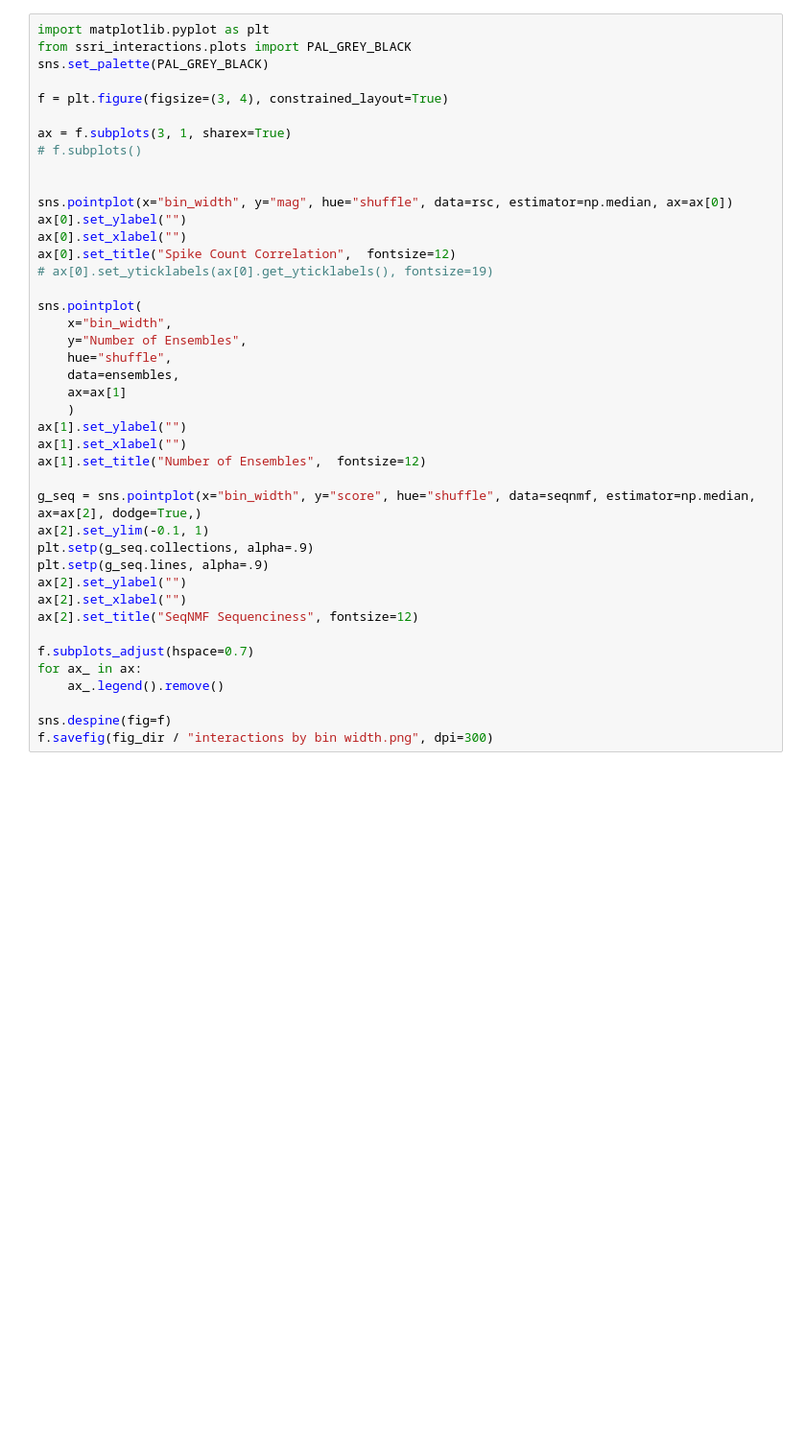
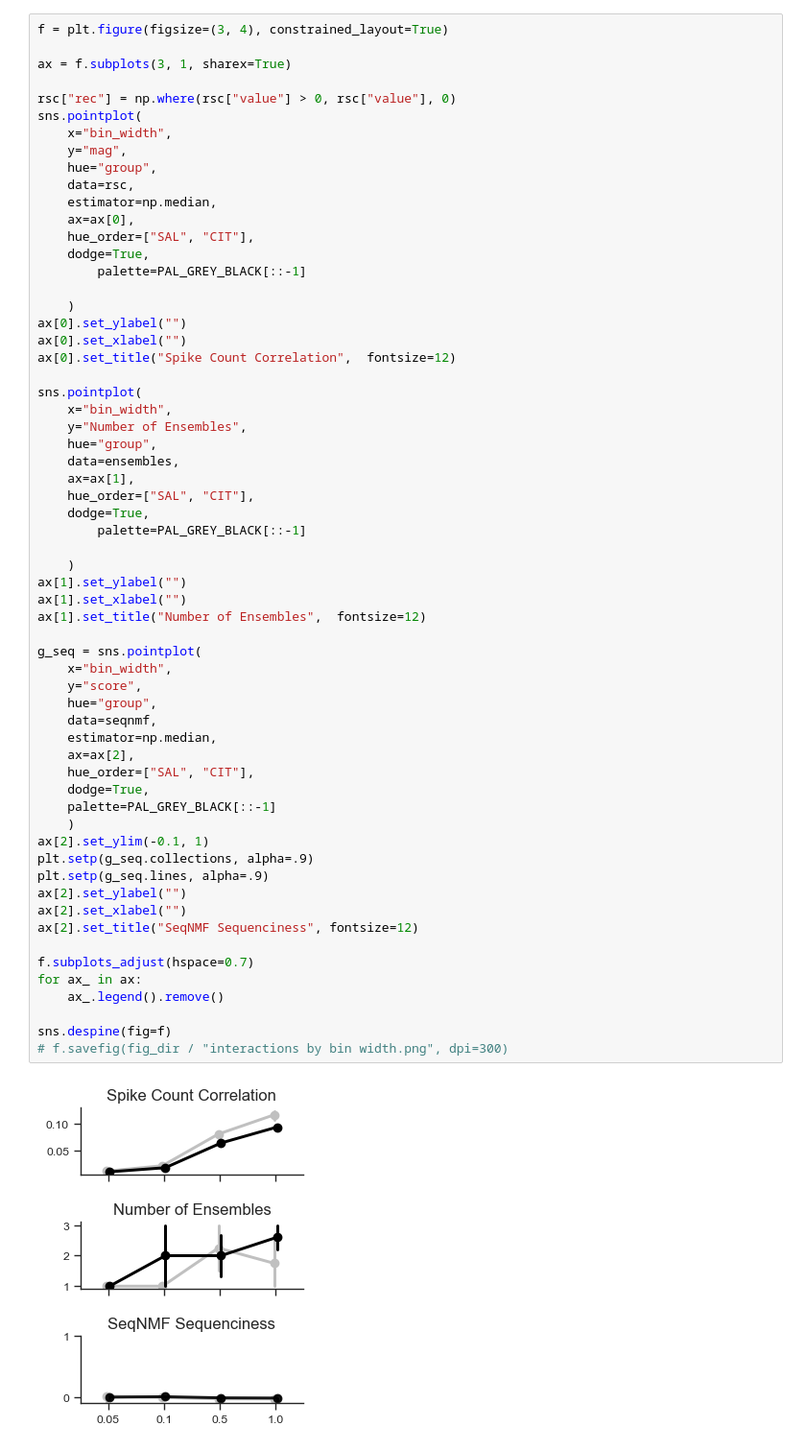
Before and after one commit to Ruairi-osul/SSRI-Interactions, a Jupyter notebook: notebooks/Spontaneous Interactions/Timescale.ipynb, the cells around one changed output. Shown: that part at 96% size. Saved outputs shown, nothing was run; the diff lists cells and outputs as text; blank space fills up the shorter version.

```diff
--- a/notebooks/Spontaneous Interactions/Timescale.ipynb
+++ b/notebooks/Spontaneous Interactions/Timescale.ipynb
@@ -121,42 +76,63 @@ FileNotFoundError: [Errno 2] No such file or directory: '/Users/ruairiosullivan/
 # %%
-import matplotlib.pyplot as plt
-from ssri_interactions.plots import PAL_GREY_BLACK
-sns.set_palette(PAL_GREY_BLACK)
-
 f = plt.figure(figsize=(3, 4), constrained_layout=True)
 
 ax = f.subplots(3, 1, sharex=True)
-# f.subplots()
 
+rsc["rec"] = np.where(rsc["value"] > 0, rsc["value"], 0)
+sns.pointplot(
+    x="bin_width",
+    y="mag",
+    hue="group",
+    data=rsc,
+    estimator=np.median,
+    ax=ax[0],
+    hue_order=["SAL", "CIT"],
+    dodge=True,
+        palette=PAL_GREY_BLACK[::-1]
 
-sns.pointplot(x="bin_width", y="mag", hue="shuffle", data=rsc, estimator=np.median, ax=ax[0])
+    )
 ax[0].set_ylabel("")
 ax[0].set_xlabel("")
 ax[0].set_title("Spike Count Correlation",  fontsize=12)
-# ax[0].set_yticklabels(ax[0].get_yticklabels(), fontsize=19)
 
 sns.pointplot(
     x="bin_width",
     y="Number of Ensembles",
-    hue="shuffle",
+    hue="group",
     data=ensembles,
-    ax=ax[1]
+    ax=ax[1],
+    hue_order=["SAL", "CIT"],
+    dodge=True,
+        palette=PAL_GREY_BLACK[::-1]
+
     )
 ax[1].set_ylabel("")
 ax[1].set_xlabel("")
 ax[1].set_title("Number of Ensembles",  fontsize=12)
 
-g_seq = sns.pointplot(x="bin_width", y="score", hue="shuffle", data=seqnmf, estimator=np.median, ax=ax[2], dodge=True,)
+g_seq = sns.pointplot(
+    x="bin_width",
+    y="score",
+    hue="group",
+    data=seqnmf,
+    estimator=np.median,
+    ax=ax[2],
+    hue_order=["SAL", "CIT"],
+    dodge=True,
+    palette=PAL_GREY_BLACK[::-1]
+    )
 ax[2].set_ylim(-0.1, 1)
 plt.setp(g_seq.collections, alpha=.9)
 plt.setp(g_seq.lines, alpha=.9)
 ax[2].set_ylabel("")
 ax[2].set_xlabel("")
 ax[2].set_title("SeqNMF Sequenciness", fontsize=12)
 
 f.subplots_adjust(hspace=0.7)
 for ax_ in ax:
     ax_.legend().remove()
 
 sns.despine(fig=f)
-f.savefig(fig_dir / "interactions by bin width.png", dpi=300)
+# f.savefig(fig_dir / "interactions by bin width.png", dpi=300)
+# %% [output]
+[figure, added]
```
Also changed, not shown: parts of 7 cells of this notebook, 14 other files.
